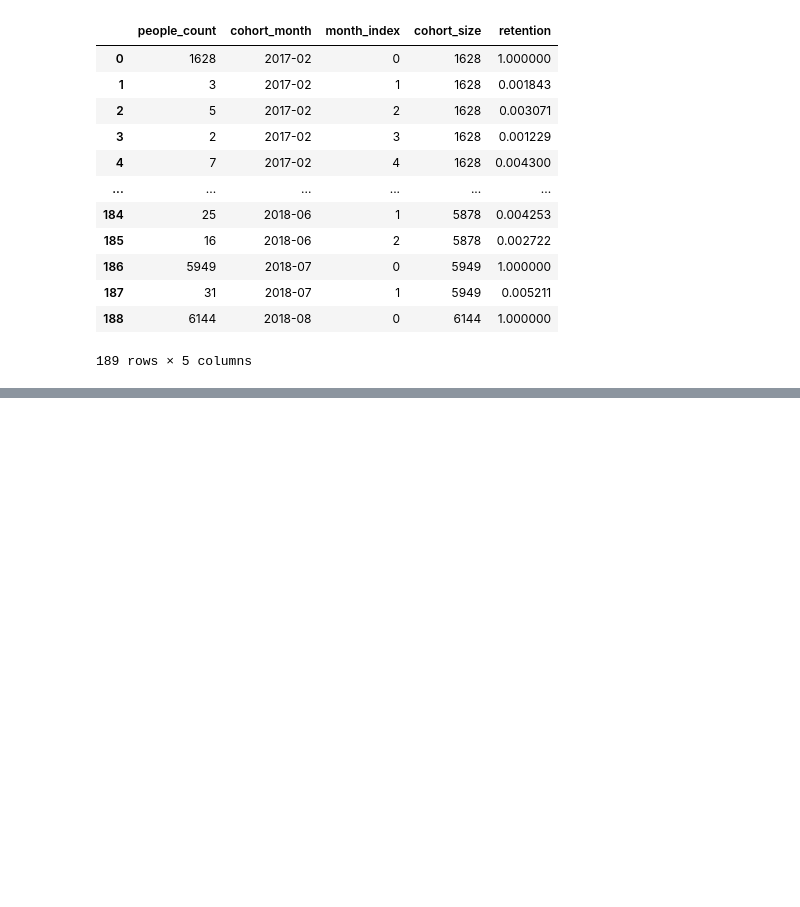
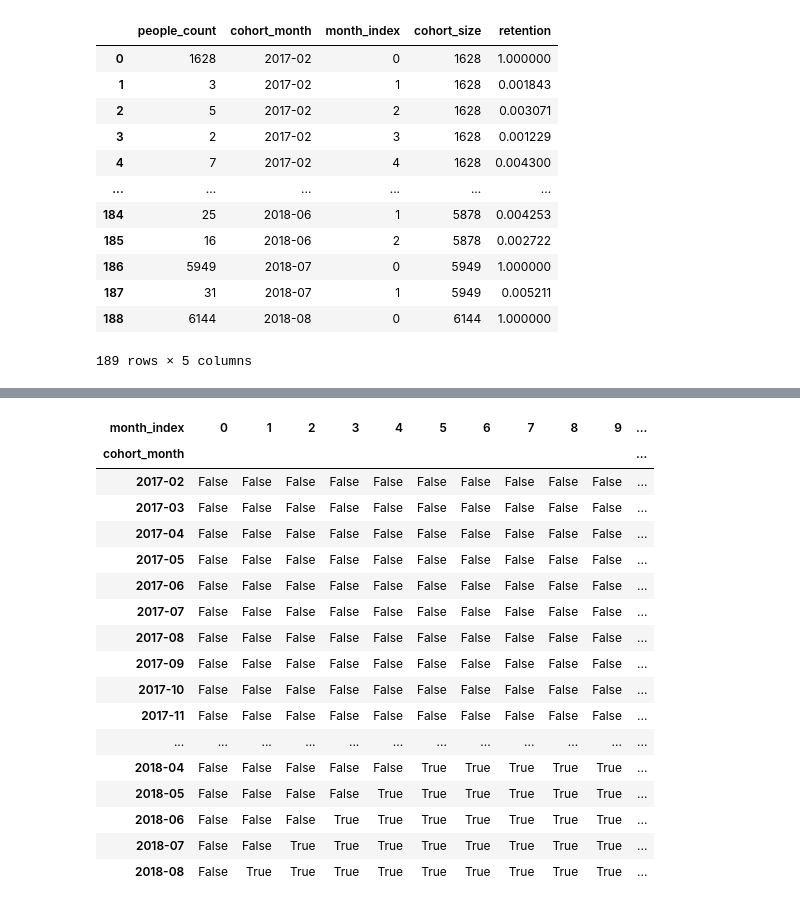
Before and after one commit to simranss/olist_cohort_retention_python, a Jupyter notebook: src/notebooks/analysis.ipynb, the cells around one changed output, grey strips where cells are left out. Cells and saved outputs as stored; diff of their text form; code cells hidden in the pictures; blank space fills up the shorter version.

```diff
--- a/src/notebooks/analysis.ipynb
+++ b/src/notebooks/analysis.ipynb
@@ -498,0 +624,22 @@ retention_df
+# %%
+empty_cells = pivoted_retention_df.isna()
+empty_cells
+# %% [output]
+| month_index | 0 | 1 | 2 | 3 | 4 | 5 | 6 | 7 | 8 | 9 | ... |
+| cohort_month |  |  |  |  |  |  |  |  |  |  | ... |
+| 2017-02 | False | False | False | False | False | False | False | False | False | False | ... |
+| 2017-03 | False | False | False | False | False | False | False | False | False | False | ... |
+| 2017-04 | False | False | False | False | False | False | False | False | False | False | ... |
+| 2017-05 | False | False | False | False | False | False | False | False | False | False | ... |
+| 2017-06 | False | False | False | False | False | False | False | False | False | False | ... |
+| 2017-07 | False | False | False | False | False | False | False | False | False | False | ... |
+| 2017-08 | False | False | False | False | False | False | False | False | False | False | ... |
+| 2017-09 | False | False | False | False | False | False | False | False | False | False | ... |
+| 2017-10 | False | False | False | False | False | False | False | False | False | False | ... |
+| 2017-11 | False | False | False | False | False | False | False | False | False | False | ... |
+| ... | ... | ... | ... | ... | ... | ... | ... | ... | ... | ... | ... |
+| 2018-04 | False | False | False | False | False | True | True | True | True | True | ... |
+| 2018-05 | False | False | False | False | True | True | True | True | True | True | ... |
+| 2018-06 | False | False | False | True | True | True | True | True | True | True | ... |
+| 2018-07 | False | False | True | True | True | True | True | True | True | True | ... |
+| 2018-08 | False | True | True | True | True | True | True | True | True | True | ... |
```
Also changed, not shown: parts of 20 cells of this notebook, 1 other file.
